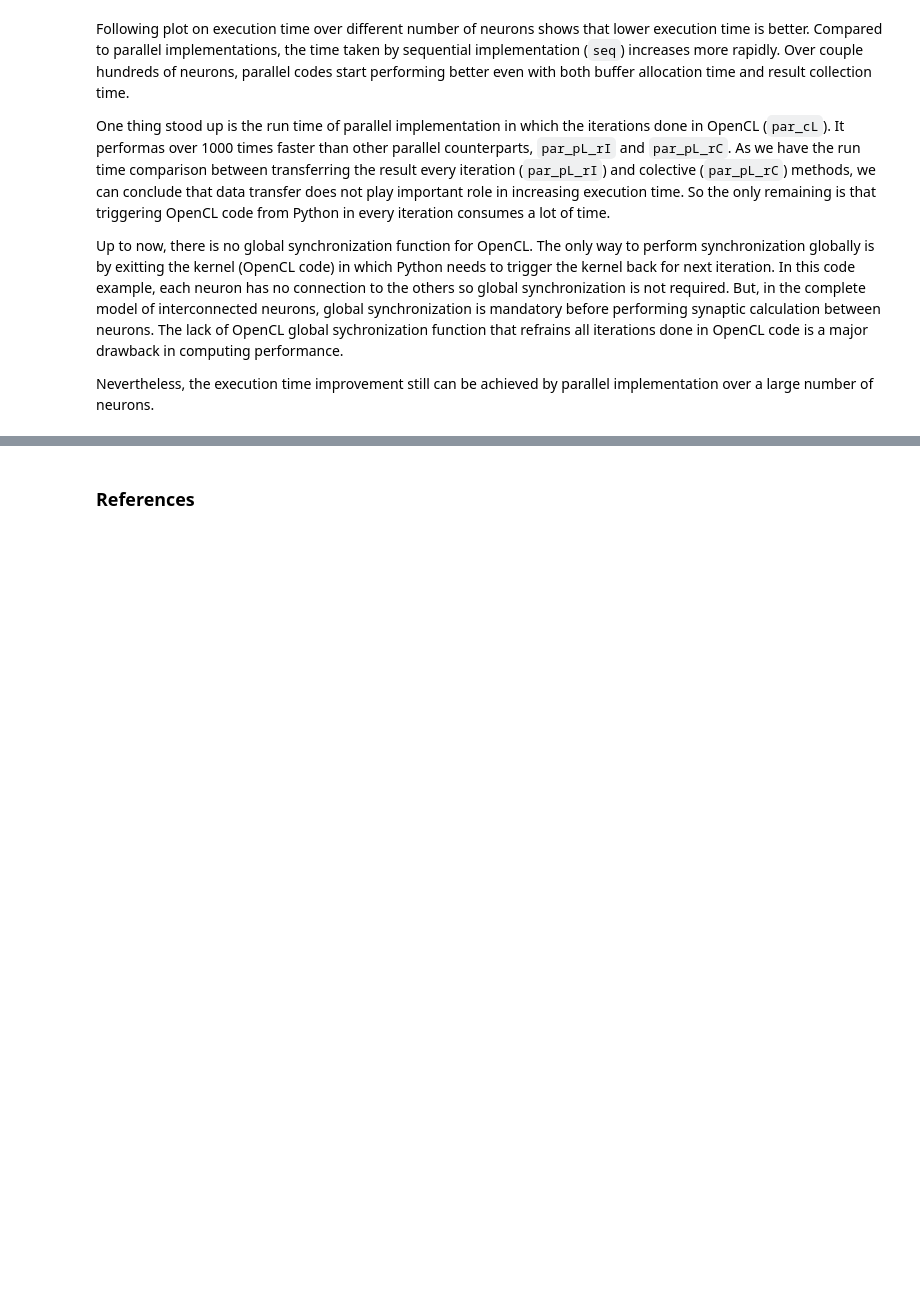
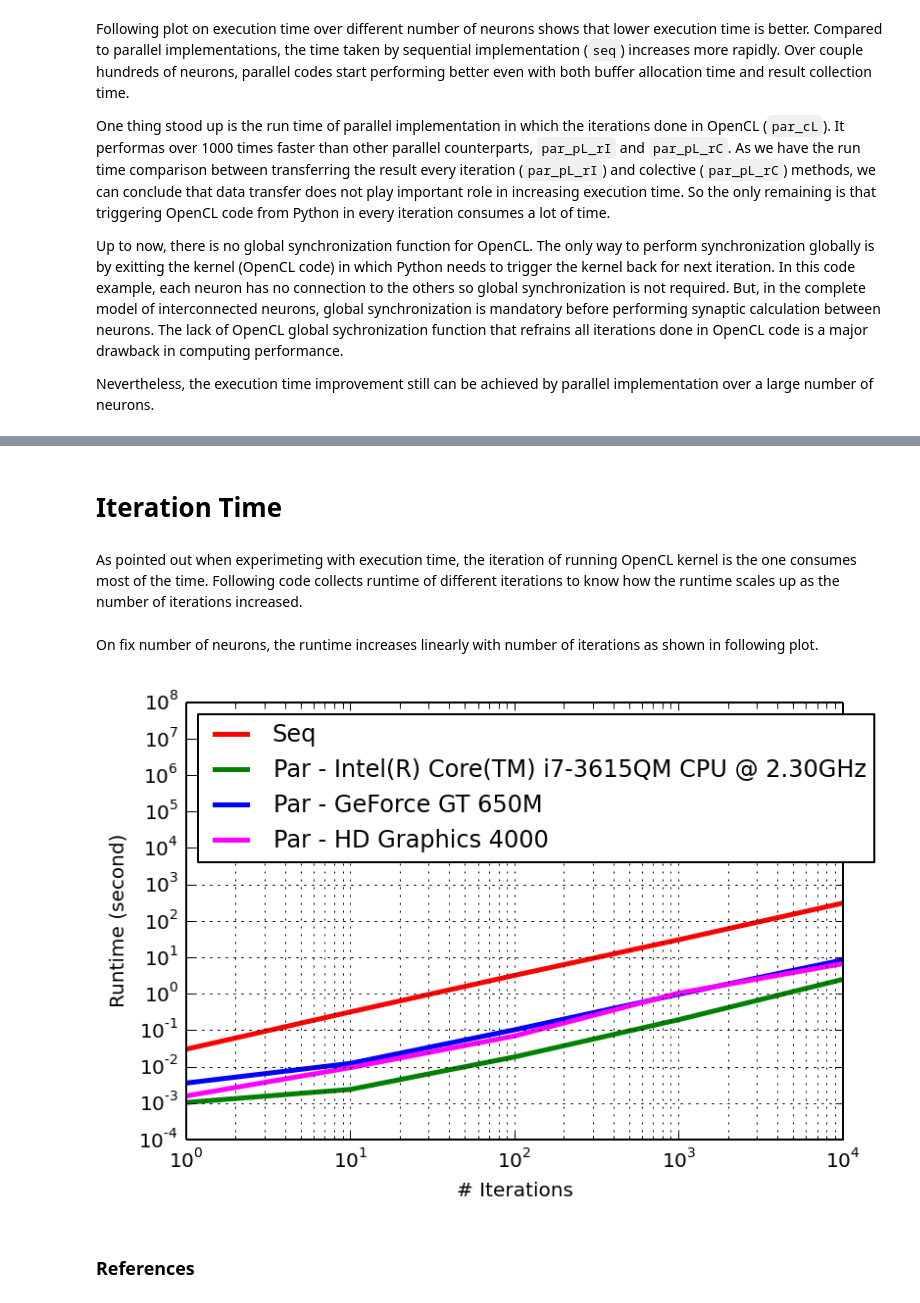
Before and after one commit to ekaakurniawan/3nb, a Jupyter notebook: LifNeuron.ipynb, the cells around one changed output, grey strips where cells are left out. Saved outputs shown, nothing was run; the diff lists cells and outputs as text; code cells hidden in the pictures; blank space fills up the shorter version.

Commit message:
Adding Iteration Time Measurement

```diff
--- a/LifNeuron.ipynb
+++ b/LifNeuron.ipynb
@@ -1115,3 +1147,42 @@ plot_exec_time(bats, rts, rcts, tts, \
+# %% [markdown]
+# Iteration Time
+# %% [markdown]
+As pointed out when experimeting with execution time, the iteration of running OpenCL kernel is the one consumes most of the time. Following code collects runtime of different iterations to know how the runtime scales up as the number of iterations increased.
+# %%
+dt = 2e-4
+Iinjects = np.ones(10000) * 2e-8
+ttl_neuron = 10000
+
+# Total Iterations
+ttl_iterations = [1, 10, 100, 1000, 10000]
+ttl_iterations_len = len(ttl_iterations)
+
+# Devices
+devices_len = len(devices)
+
+# Run times of different iterations
+par_rtis  = np.zeros((devices_len, ttl_iterations_len), dtype = float32)
+RT_ID = 1
+
+# Sequential
+seq_rts = []
+for ttl_iteration in ttl_iterations:
+    seq_et = run_seq(dt, Iinjects[:ttl_iteration], ttl_neuron)
+    seq_rts.append(seq_et[RT_ID])
+
+# Devices
+for device_id, device in enumerate(devices):
+    # Total iterations
+    for ttl_iteration_id, ttl_iteration in enumerate(ttl_iterations):
+        par_pL_rC_t = run_par_pL_rC(device_id, dt, Iinjects[:ttl_iteration], ttl_neuron)
+        # Devices -> Total Neurons
+        par_rtis[device_id][ttl_iteration_id] = par_pL_rC_t[RT_ID]
+# %% [markdown]
+On fix number of neurons, the runtime increases linearly with number of iterations as shown in following plot.
+# %%
+plot_iter_time(seq_rts, par_rtis, devices, ttl_iterations)
+# %% [output]
+[figure, added]
 # %% [markdown]
 ### References
 # %% [markdown]
```
Also changed, not shown: parts of 5 cells of this notebook.
